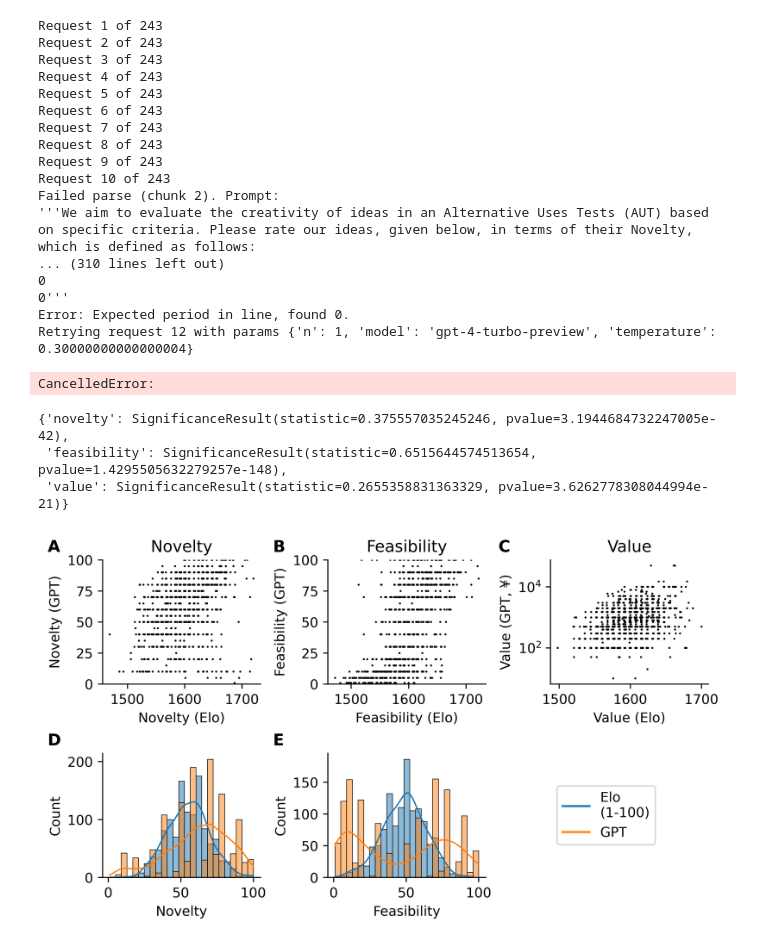
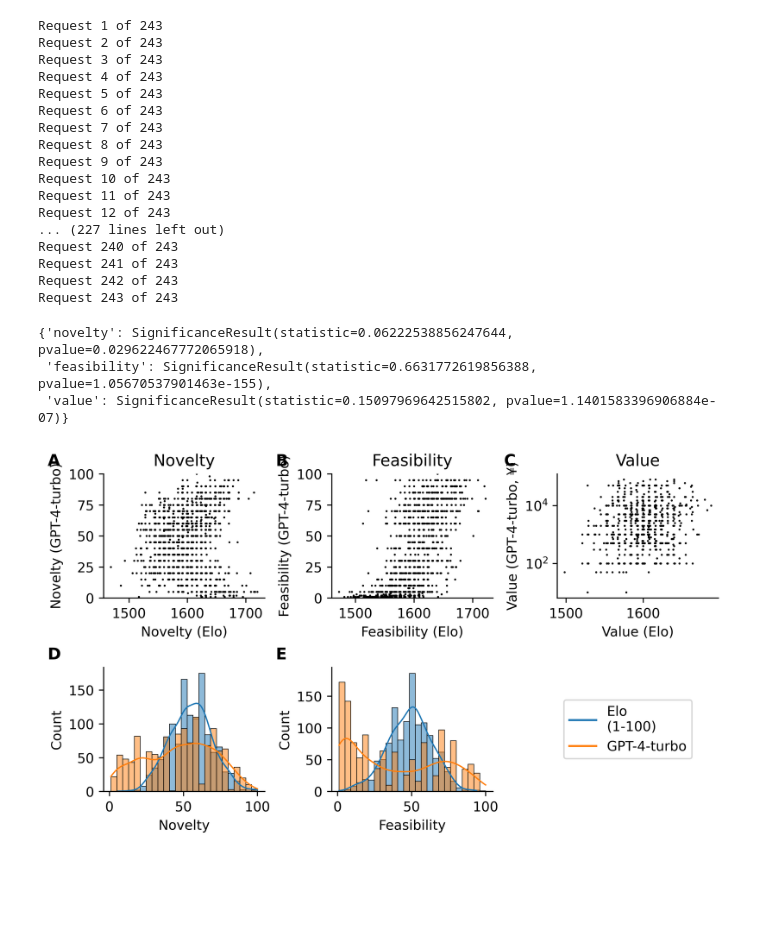
Before and after one commit to kernfel/judging-creativity-with-gpt, a Jupyter notebook: n_1r20i_numeric.turbo.ipynb, the cells around one changed output. Cells and saved outputs as stored; diff of their text form; code cells hidden in the pictures; blank space fills up the shorter version.

```diff
--- a/n_1r20i_numeric.turbo.ipynb
+++ b/n_1r20i_numeric.turbo.ipynb
@@ -21,7 +21,7 @@ source = annotate.get_clean()
 # %%
 source = source.sample(frac=1, random_state=8)
 # %%
-await method.rate(source, chunk_size=chunk_size)
+requests = await method.rate(source, chunk_size=chunk_size)
 # %% [output]
 Request 1 of 243
 Request 2 of 243
@@ -33,11 +33,10 @@ Request 7 of 243
 Request 8 of 243
 Request 9 of 243
 Request 10 of 243
-Failed parse (chunk 2). Prompt:
-'''We aim to evaluate the creativity of ideas in an Alternative Uses Tests (AUT) based on specific criteria. Please rate our ideas, given below, in terms of their Novelty, which is defined as follows:
-... (310 lines left out)
-0
-0'''
-Error: Expected period in line, found 0.
-Retrying request 12 with params {'n': 1, 'model': 'gpt-4-turbo-preview', 'temperature': 0.30000000000000004}
+Request 11 of 243
+Request 12 of 243
+... (227 lines left out)
+Request 240 of 243
+Request 241 of 243
+Request 242 of 243
+Request 243 of 243
-CancelledError:
@@ -46,12 +47,12 @@ source.to_excel(f'gpt-ratings/{fname}-turbo.xlsx')
 # %%
-source = pd.read_excel(f'gpt-ratings/{fname}-turbo.xlsx')
+source = pd.read_excel(f'gpt-ratings/{fname}.xlsx')
 # %%
 corr = {key: stats.spearmanr(source[[key.capitalize(), key]]) for key in annotate.measures}
 corr
 # %% [output]
-{'novelty': SignificanceResult(statistic=0.375557035245246, pvalue=3.1944684732247005e-42),
- 'feasibility': SignificanceResult(statistic=0.6515644574513654, pvalue=1.4295505632279257e-148),
- 'value': SignificanceResult(statistic=0.2655358831363329, pvalue=3.6262778308044994e-21)}
+{'novelty': SignificanceResult(statistic=0.06222538856247644, pvalue=0.029622467772065918),
+ 'feasibility': SignificanceResult(statistic=0.6631772619856388, pvalue=1.05670537901463e-155),
+ 'value': SignificanceResult(statistic=0.15097969642515802, pvalue=1.1401583396906884e-07)}
 # %%
 fig, axs = plt.subplots(2, 3, figsize=(7,4), layout='constrained', dpi=600)
 for measure, ax in zip(annotate.measures, axs.T):
@@ -60,36 +61,36 @@ for measure, ax in zip(annotate.measures, axs.T):
         mask = (source['value']>0) & (source['value']<100000)
         suffix = ', ¥'
         ax[0].semilogy(source[mask][Measure], source[mask][measure], 'ok', ms=.5)
     else:
         suffix = ''
         ax[0].plot(source[Measure], source[measure], 'ok', ms=.5)
     ax[0].set_xlabel(f'{Measure} (Elo)')
-    ax[0].set_ylabel(f'{Measure} (GPT{suffix})')
+    ax[0].set_ylabel(f'{Measure} (GPT-4-turbo{suffix})')
     ax[0].set_title(Measure)
     if measure != 'value':
         ax[0].set_ylim(0,100)
 
     if measure != 'value':
         sns.histplot(source, x=f'{measure}_transformed', ax=ax[1], kde=True, bins=25, binrange=(1,100), line_kws={'lw':1})
         sns.histplot(source, x=measure, ax=ax[1], kde=True, bins=25, binrange=(1,100), line_kws={'lw':1})
         ax[1].set_xlabel(Measure)
 
 axs[1,2].plot([], label='Elo\n(1-100)')
-axs[1,2].plot([], label='GPT')
+axs[1,2].plot([], label='GPT-4-turbo')
 axs[1,2].legend(loc='center left')
 axs[1,2].set_xticks([])
 axs[1,2].set_yticks([])
 
 sns.despine()
 sns.despine(ax=axs[1,2], bottom=True, left=True)
 
 for i, ax in enumerate(axs.flatten()):
     if i < 5:
         plot_utils.label_panel(ax, i)
 
 # plt.savefig(f'Figure_2.{fname}.pdf')
 # %% [output]
-[figure, old version]
+[figure, new version]
 # %%
 for key, c in corr.items():
     plt.figure(figsize=(4,4))
```
Also changed, not shown: parts of 7 cells of this notebook.
